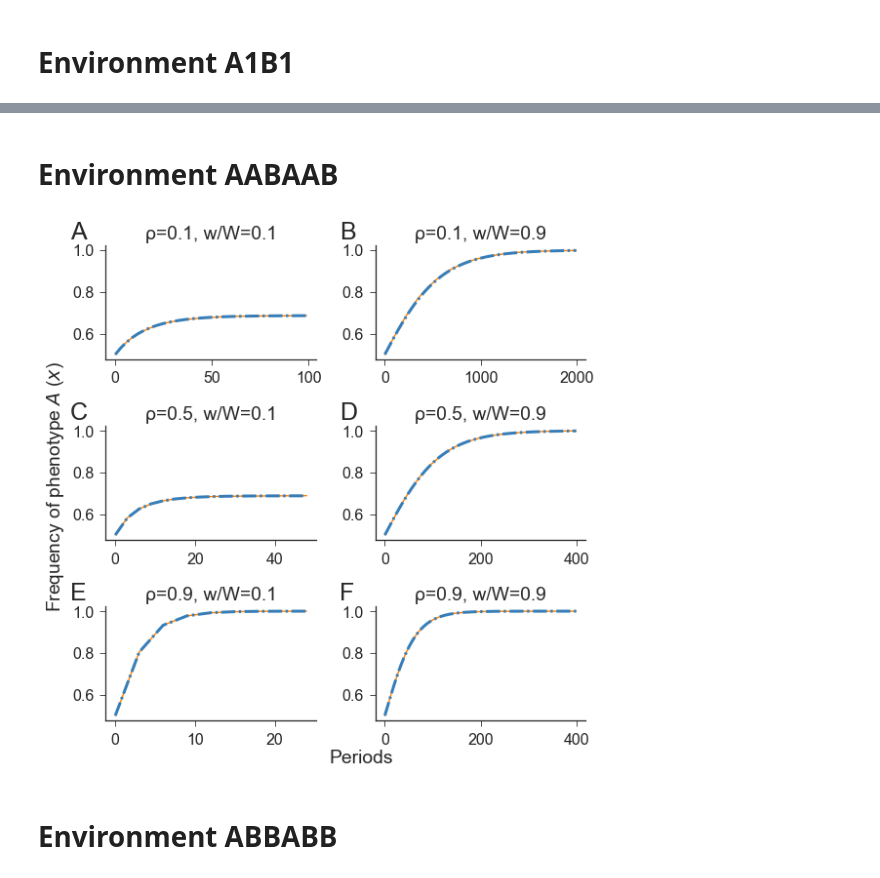
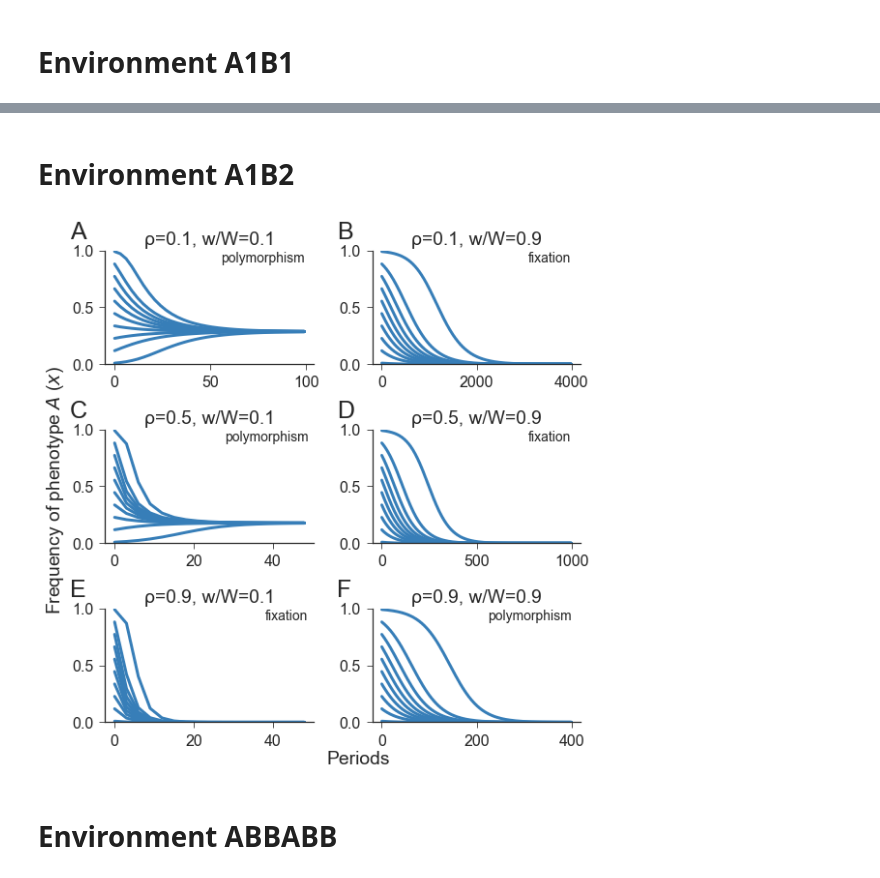
Before and after one commit to yoavram/Milpitas, a Jupyter notebook: notebooks/recurrence.ipynb, the cells around one changed output, grey strips where cells are left out. Saved outputs shown, nothing was run; the diff lists cells and outputs as text; code cells hidden in the pictures.

```diff
--- a/notebooks/recurrence.ipynb
+++ b/notebooks/recurrence.ipynb
@@ -243,5 +146,5 @@ fig.savefig('../figures/A1B1_mean_fitness.png', bbox_inches='tight')#, bbox_extr
 # %%
-N = 1e6
+N = 10000
 ns = np.array([[100, 20000], [25, 20000], [50, 20000]])
 ρs = [0.1, 0.5, 0.9]
 ws = [0.1, 0.9]
@@ -254,13 +157,11 @@ for i, ρ_ in enumerate(ρs):
         n = ns[i, j]
         t_ = range(0, n, 2)
         # analytic solution
-        subs = [(ρ, ρ_), (W, W_), (w, w_)]
-        sol3_ = sol3.subs(subs)
-        sol = float(sol3_)
+        sol = x_star(W_, w_, ρ_)
         ax.axhline(y=sol, xmin=0, xmax=0.95, color=green, lw=3, ls='--', label='Equilibrium')
         # WF
         reps = 100
-        y_ = np.empty(n)
+        y_ = np.empty(n, float)
         y_[0] = 0.5
         x_ = np.empty((n, reps))
         x_[0, :] = 0.5
@@ -268,13 +169,6 @@ for i, ρ_ in enumerate(ρs):
             wA, wB = (w_, W_) if t % 2 == 0 else (W_, w_)
             y_[t] = recurrence(y_[t - 1], ρ_, wA, wB)
             x_[t, :] = recurrence(x_[t - 1, :], ρ_, wA, wB, N)
-#         ci_low = np.percentile(x_, 2.5, axis=1)
-#         ci_high = np.percentile(x_, 97.5, axis=1)
-#         ax.fill_between(
-#             t_,
-#             ci_low[t_], ci_high[t_],
-#             alpha=0.5, color=orange
-#         )
         ax.plot(t_, x_.mean(axis=1)[t_], color=orange, label='Finite population')
         ax.plot(t_, y_[t_], color=blue, lw=3, ls='-.', label='Infinite population')
         # styling
@@ -286,8 +180,8 @@ for i in range(2): axes[1, i].set_xlabel('')
 for i in range(2): axes[i, 1].set_ylabel('')
 for i in range(2): axes[i, 0].set_ylabel('')
 
-xlabel = fig_xlabel(fig, 'Periods', x=0.55)
-ylabel = fig_ylabel(fig, 'Frequency of phenotype $A$ ($x$)', x=0.025)
+xlabel = fig_xlabel(fig, 'Periods', xcoord=0.55)
+ylabel = fig_ylabel(fig, 'Frequency of phenotype $A$ ($x$)', xcoord=0.025)
 fig_panel_labels(axes, ycoord=1.05)
 fig.tight_layout()
 sns.despine()
@@ -297,54 +191,52 @@ fig.savefig('../figures/env_A1B1.pdf', bbox_extra_artists=[xlabel, ylabel], bbox
 # %% [markdown]
-# Environment AABAAB
+# Environment A1B2
 # %%
-N = 1e5
-ns = np.array([[100, 2000], [50, 400], [25, 400]])
+N = 10000
+ns = np.array([[100, 4000], [50, 1000], [50, 400]])
 ρs = [0.1, 0.5, 0.9]
 ws = [0.1, 0.9]
 W_ = 1.0
 fig, axes = plt.subplots(len(ρs), len(ws), figsize=(8, 8), sharex=False, sharey="col")
 
 for i, ρ_ in enumerate(ρs):
     for j, w_ in enumerate(ws):
         ax = axes[i, j]
         n = ns[i, j]
         t_ = range(0, n, 3)
         # WF
         reps = 100
-        x_ = np.empty((n, reps))
+        x_ = np.empty((n, reps), float)
         x_[0, :] = 0.5
-        y_ = np.empty(n)
-        y_[0] = 0.5
+        y_ = np.empty((n, 10), float)
+        y_[0, :] = np.linspace(0.01, 0.99, 10)
         for t in range(1, n):
-            wA, wB = (w_, W_) if t % 3 == 0 else (W_, w_)
+            wA, wB = (W_, w_) if t % 3 == 2 else (w_, W_)
             y_[t] = recurrence(y_[t - 1], ρ_, wA, wB)
             x_[t, :] = recurrence(x_[t - 1, :], ρ_, wA, wB, N)
-#         ci_low = np.percentile(x_, 2.5, axis=1)
-#         ci_high = np.percentile(x_, 97.5, axis=1)
-#         ax.fill_between(
-#             t_,
-#             ci_low[t_], ci_high[t_],
-#             alpha=0.5, color=orange
-#         )
-        ax.plot(t_, x_.mean(axis=1)[t_], color=orange, label='Finite population')
-        ax.plot(t_, y_[t_], color=blue, lw=3, ls='-.', label='Infinite population')
+#         ax.plot(t_, x_.mean(axis=1)[t_], color=orange, label='Finite population')
+        ax.plot(t_, y_[t_], color=blue, lw=3, ls='-', label='Infinite population')
         # styling
         ax.set_title(r'ρ={}, w/W={}'.format(ρ_, w_/W_))
+        ax.set_ylim(0, 1)
         ax.legend().set_visible(False)
+        if (x_[-1,:] == 0).all():
+            ax.text(t, 0.9, 'fixation', fontdict=dict(fontsize=14, horizontalalignment='right'))
+        else:
+            ax.text(t, 0.9, 'polymorphism', fontdict=dict(fontsize=14, horizontalalignment='right'))
 
 for i in range(2): axes[0, i].set_xlabel('')
 for i in range(2): axes[1, i].set_xlabel('')
 for i in range(2): axes[i, 1].set_ylabel('')
 for i in range(2): axes[i, 0].set_ylabel('')
 
-xlabel = fig_xlabel(fig, 'Periods', x=0.55)
-ylabel = fig_ylabel(fig, 'Frequency of phenotype $A$ ($x$)', x=0.025)
-fig_panel_labels(axes, ycoord=1.05)
+xlabel = fig_xlabel(fig, 'Periods', xcoord=0.55)
+ylabel = fig_ylabel(fig, 'Frequency of phenotype $A$ ($x$)', xcoord=0.025)
+fig_panel_labels(axes, ycoord=1.1)
 fig.tight_layout()
 sns.despine()
-fig.savefig('../figures/env_A2B1.pdf', bbox_extra_artists=[xlabel, ylabel], bbox_inches='tight');
+fig.savefig('../figures/env_A1B2.pdf', bbox_extra_artists=[xlabel, ylabel], bbox_inches='tight');
 # %% [output]
-[figure, old version]
+[figure, new version]
 # %% [markdown]
 # Environment ABBABB
 # %%
```
Also changed, not shown: parts of 24 cells of this notebook, 3 other files.
